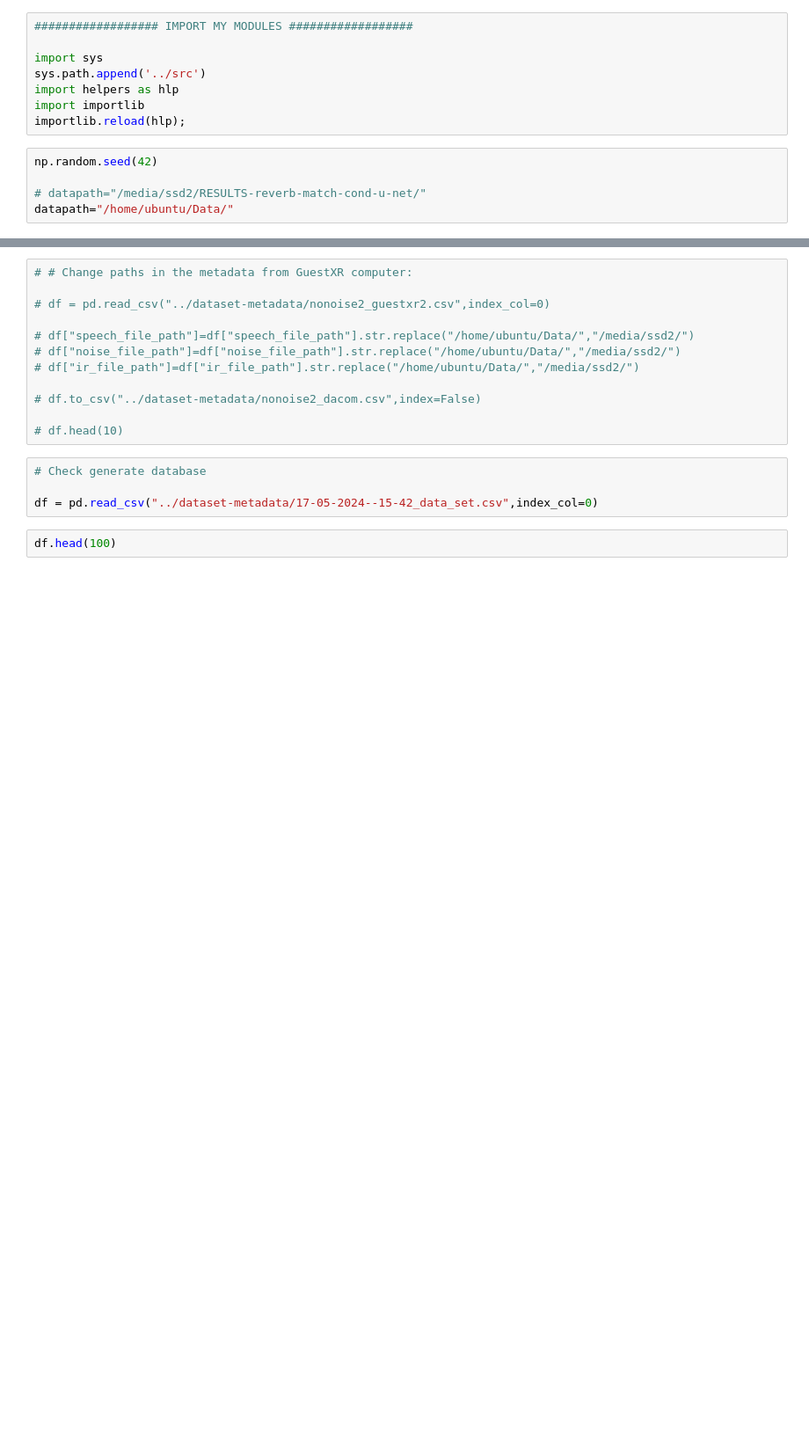
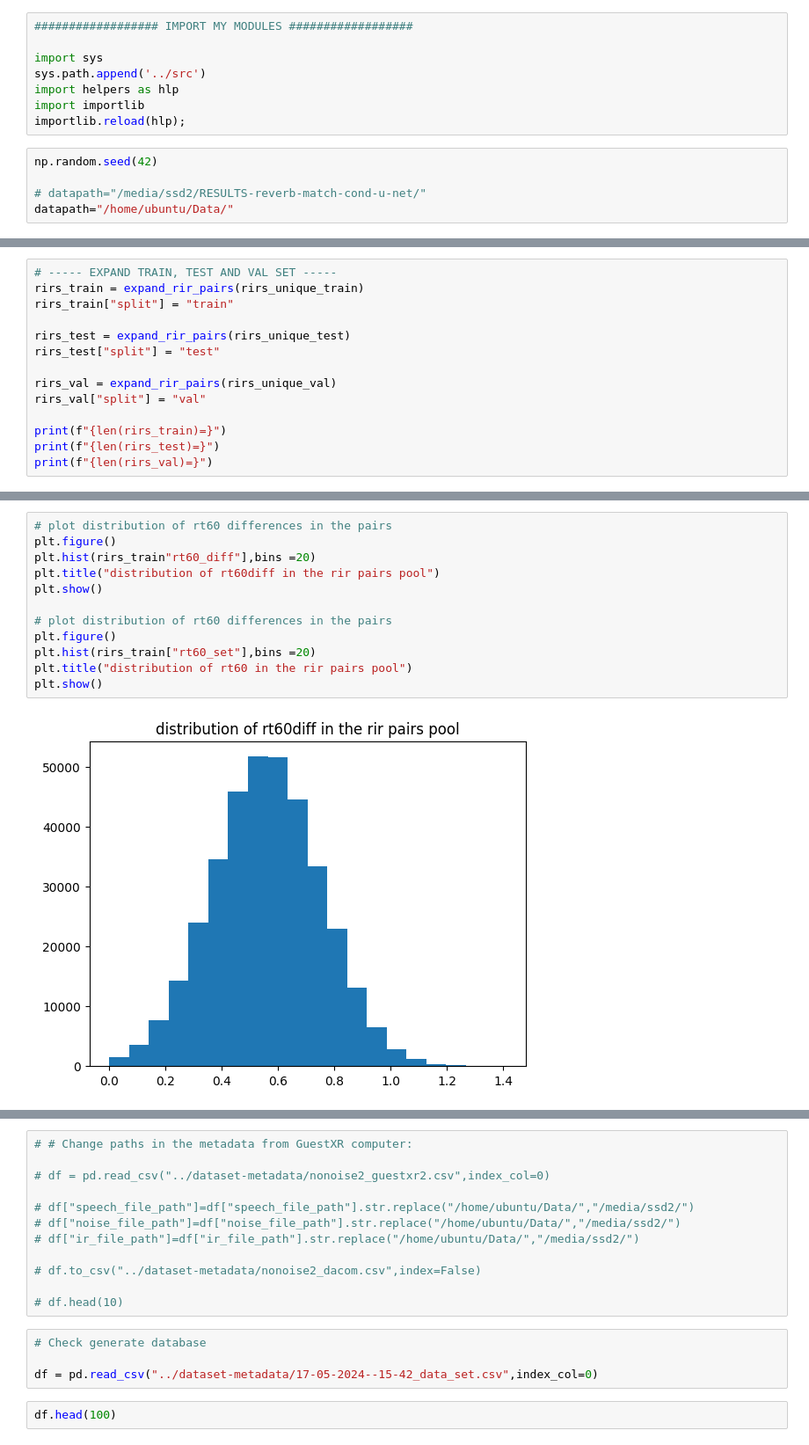
Before and after one commit to joaluba/reverb-match-cond-u-net, a Jupyter notebook: notebooks/dataset_prepare_metadata.ipynb, the cells around one changed output, grey strips where cells are left out. Shown at 88% size. Drawn from its saved outputs; the diff is of its cells as text; blank space fills up the shorter version.

Commit message:
new data set with controlled rt60diff within pairs

```diff
--- a/notebooks/dataset_prepare_metadata.ipynb
+++ b/notebooks/dataset_prepare_metadata.ipynb
@@ -67,0 +209,14 @@ len(rir_pool)=10000
+# %%
+# ----- EXPAND TRAIN, TEST AND VAL SET -----
+rirs_train = expand_rir_pairs(rirs_unique_train)
+rirs_train["split"] = "train"
+
+rirs_test = expand_rir_pairs(rirs_unique_test)
+rirs_test["split"] = "test"
+
+rirs_val = expand_rir_pairs(rirs_unique_val)
+rirs_val["split"] = "val"
+
+print(f"{len(rirs_train)=}")
+print(f"{len(rirs_test)=}")
+print(f"{len(rirs_val)=}")
@@ -67,0 +254,14 @@ len(rir_pool)=10000
+# %%
+# plot distribution of rt60 differences in the pairs
+plt.figure()
+plt.hist(rirs_train"rt60_diff"],bins =20)
+plt.title("distribution of rt60diff in the rir pairs pool")
+plt.show()
+
+# plot distribution of rt60 differences in the pairs
+plt.figure()
+plt.hist(rirs_train["rt60_set"],bins =20)
+plt.title("distribution of rt60 in the rir pairs pool")
+plt.show()
+# %% [output]
+[figure, added]
```
Also changed, not shown: parts of 10 cells of this notebook, 3 other files.
